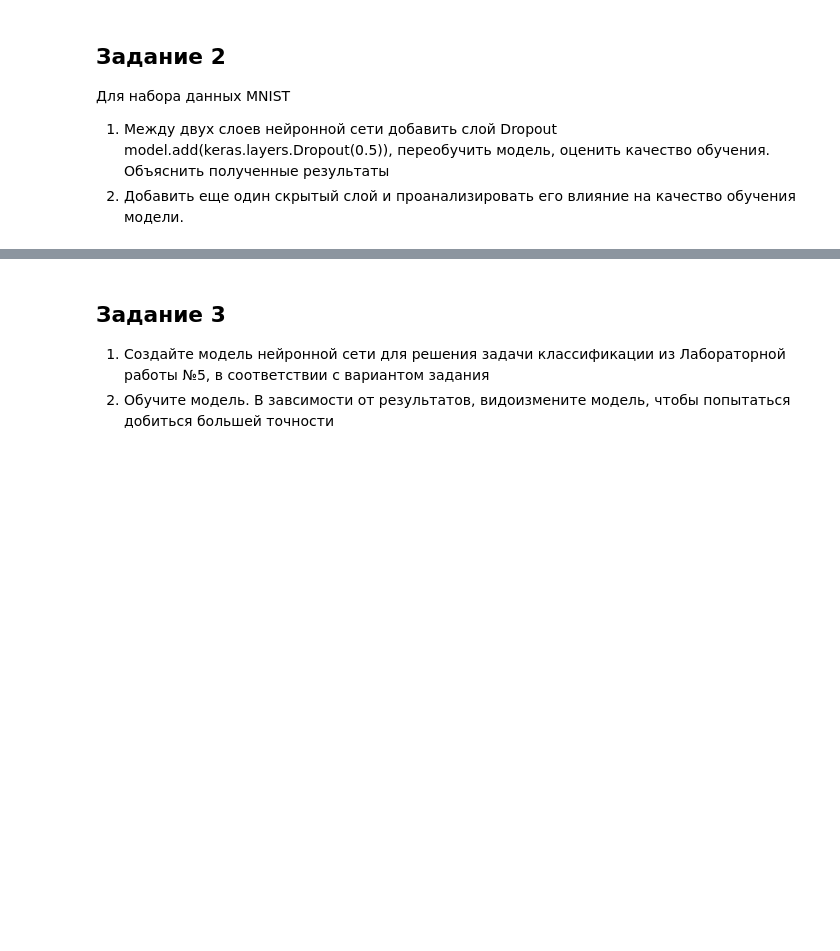
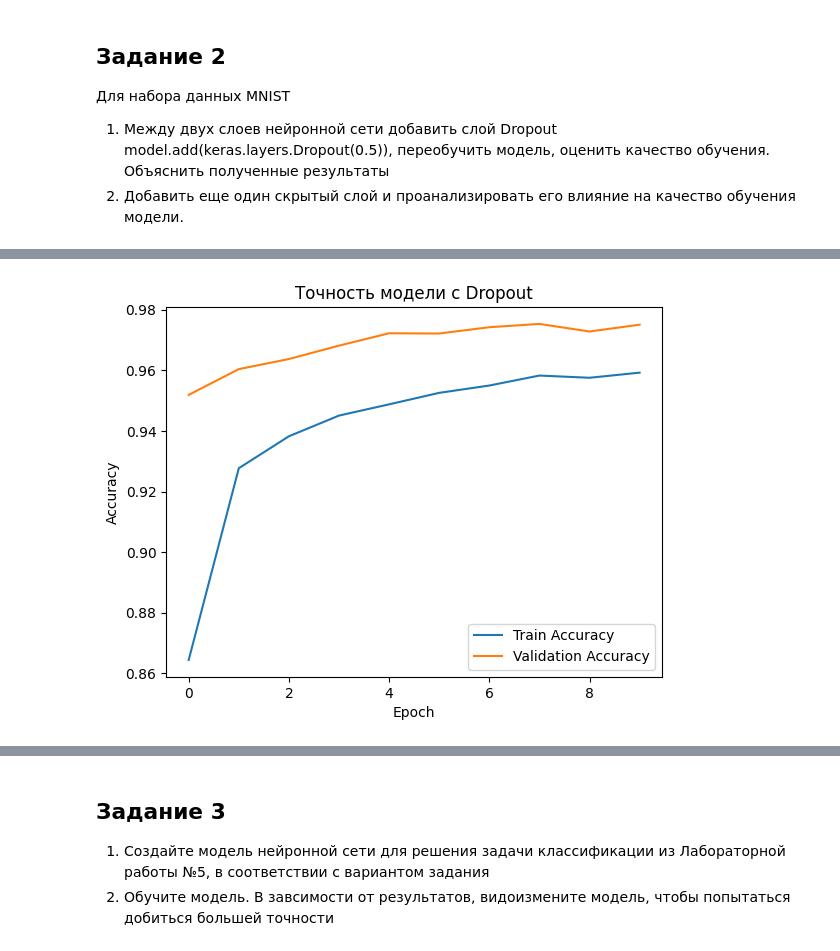
Before and after one commit to b221b/vis43, a Jupyter notebook: Машинное Обучение/Lab08 - NN Basic/Lab08_homework.ipynb, the cells around one changed output, grey strips where cells are left out. Saved outputs shown, nothing was run; the diff lists cells and outputs as text; code cells hidden in the pictures; blank space fills up the shorter version.

```diff
--- a/Машинное Обучение/Lab08 - NN Basic/Lab08_homework.ipynb
+++ b/Машинное Обучение/Lab08 - NN Basic/Lab08_homework.ipynb
@@ -575,5 +659,18 @@ def create_model_with_dropout():
 # Создание и обучение модели
 model_with_dropout = create_model_with_dropout()
 history_with_dropout = model_with_dropout.fit(X_train, y_train, epochs=10, validation_split=0.2, batch_size=32)
+
+# Оценка модели
+test_loss, test_accuracy2 = model_with_dropout.evaluate(X_test, y_test)
+print(f"Тестовая точность с Dropout: {test_accuracy2:.4f}")
+
+# Визуализация истории обучения
+plt.plot(history_with_dropout.history['accuracy'], label='Train Accuracy')
+plt.plot(history_with_dropout.history['val_accuracy'], label='Validation Accuracy')
+plt.title('Точность модели с Dropout')
+plt.xlabel('Epoch')
+plt.ylabel('Accuracy')
+plt.legend()
+plt.show()
 # %% [output]
 Epoch 1/10
@@ -598,0 +693 @@ Epoch 10/10
+[figure, added]
```
Also changed, not shown: parts of 45 cells of this notebook, 13 other files.
